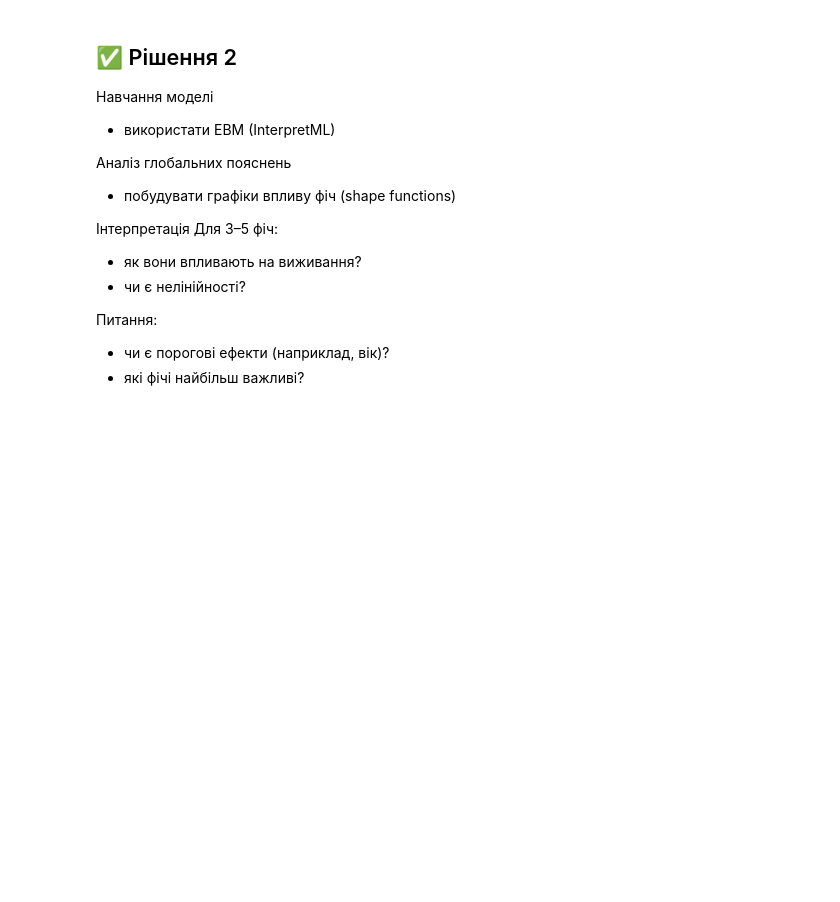
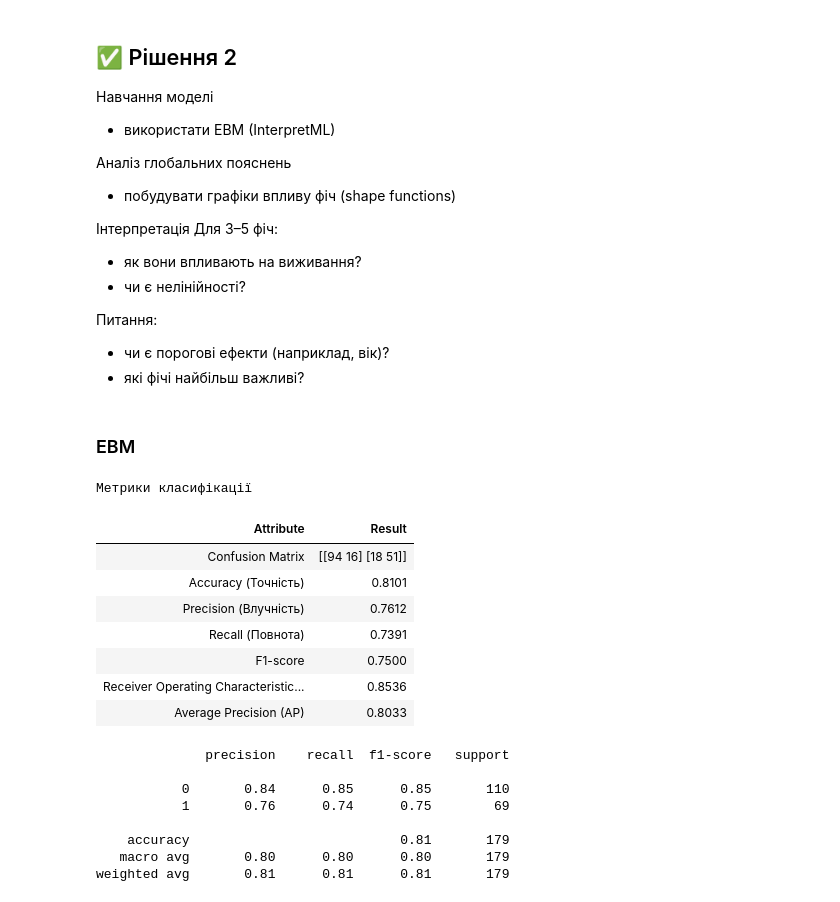
Before and after one commit to BogdanPinchuk/DataScience-PBY_HW17, a Jupyter notebook: Bohdan_Pinchuk_DS_HW17.ipynb, the cells around one changed output. Drawn from its saved outputs; the diff is of its cells as text; code cells hidden in the pictures; blank space fills up the shorter version.

```diff
--- a/Bohdan_Pinchuk_DS_HW17.ipynb
+++ b/Bohdan_Pinchuk_DS_HW17.ipynb
@@ -596,3 +677,56 @@ display(data_set)
 Питання:
 - чи є порогові ефекти (наприклад, вік)?
 - які фічі найбільш важливі?
+# %%
+# EBM
+
+import joblib
+import apps.main as mn
+from pathlib import Path
+from interpret.glassbox import ExplainableBoostingClassifier
+
+rng_seed = 42
+load_model = True
+model_file_name = "resources/titanic-dataset_ebm_c.model"
+
+# Solution
+file_path = Path(model_file_name)
+
+# try to load model
+if load_model and file_path.exists():
+    model = joblib.load(model_file_name)
+else:
+    model = ExplainableBoostingClassifier(
+        learning_rate=0.05,
+        random_state=rng_seed,
+        interactions=0,  # виводимо лише по одній фічі
+        n_jobs=-1
+    )
+    model.fit(X_train, Y_train)
+    # save model
+    joblib.dump(model, model_file_name)
+
+Y_pred_ebm = model.predict(X_test)
+Y_prob_ebm = model.predict_proba(X_test)[:, 1]
+
+display(Markdown(f"### EBM"))
+df_xgboost_c = mn.calc_class_metrics(Y_test, Y_pred_ebm, Y_prob_ebm)
+# %% [output]
+### EBM
+Метрики класифікації
+| Attribute | Result |
+| Confusion Matrix | [[94 16] [18 51]] |
+| Accuracy (Точність) | 0.8101 |
+| Precision (Влучність) | 0.7612 |
+| Recall (Повнота) | 0.7391 |
+| F1-score | 0.7500 |
+| Receiver Operating Characteristic... | 0.8536 |
+| Average Precision (AP) | 0.8033 |
+              precision    recall  f1-score   support
+
+           0       0.84      0.85      0.85       110
+           1       0.76      0.74      0.75        69
+
+    accuracy                           0.81       179
+   macro avg       0.80      0.80      0.80       179
+weighted avg       0.81      0.81      0.81       179
```
Also changed, not shown: parts of 4 cells of this notebook, 1 other file.
